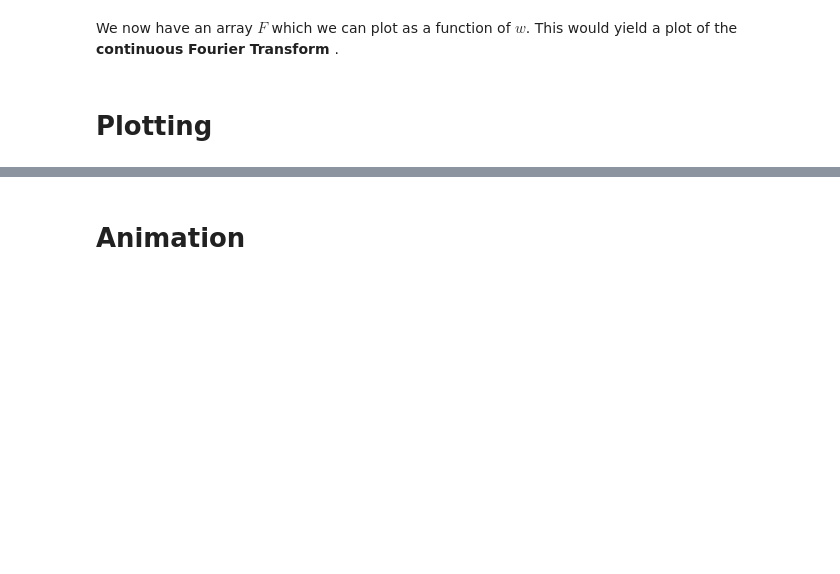
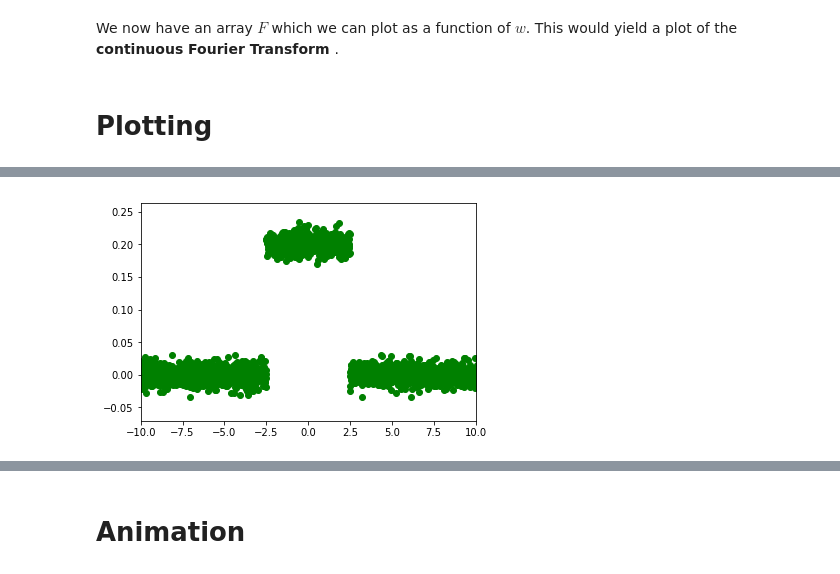
Before and after one commit to lukepolson/School, a Jupyter notebook: Phys 429A/Lab 1 Fourier Optics/Discrete to Contunous Fourier.ipynb, the cells around one changed output, grey strips where cells are left out. Drawn from its saved outputs; the diff is of its cells as text; code cells hidden in the pictures; blank space fills up the shorter version.

```diff
--- a/Phys 429A/Lab 1 Fourier Optics/Discrete to Contunous Fourier.ipynb
+++ b/Phys 429A/Lab 1 Fourier Optics/Discrete to Contunous Fourier.ipynb
@@ -85,0 +86,7 @@ plt.show()
+# %%
+plt.scatter(x,f,color='g')
+
+plt.gca().set_xlim(-10,10)
+plt.show()
+# %% [output]
+[figure, added]
```
Also changed, not shown: parts of 7 cells of this notebook, 1 other file.
